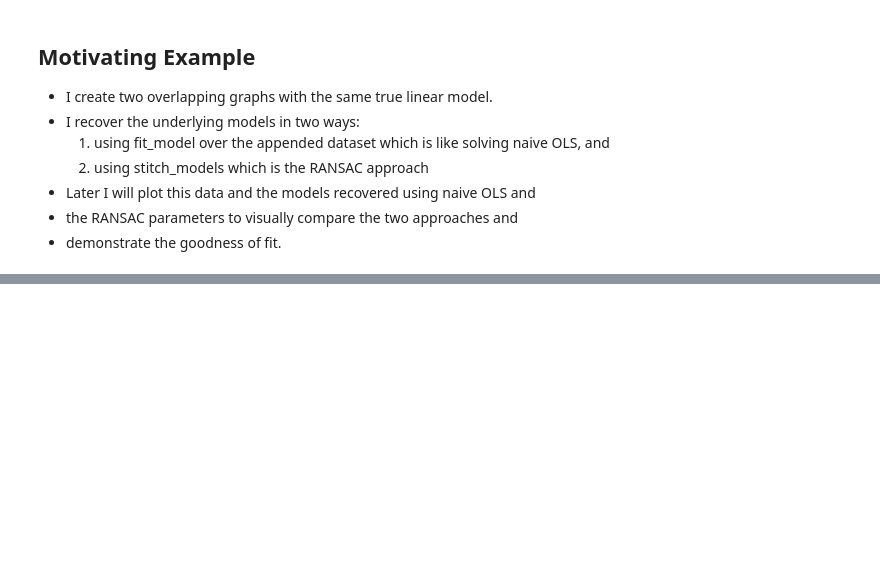
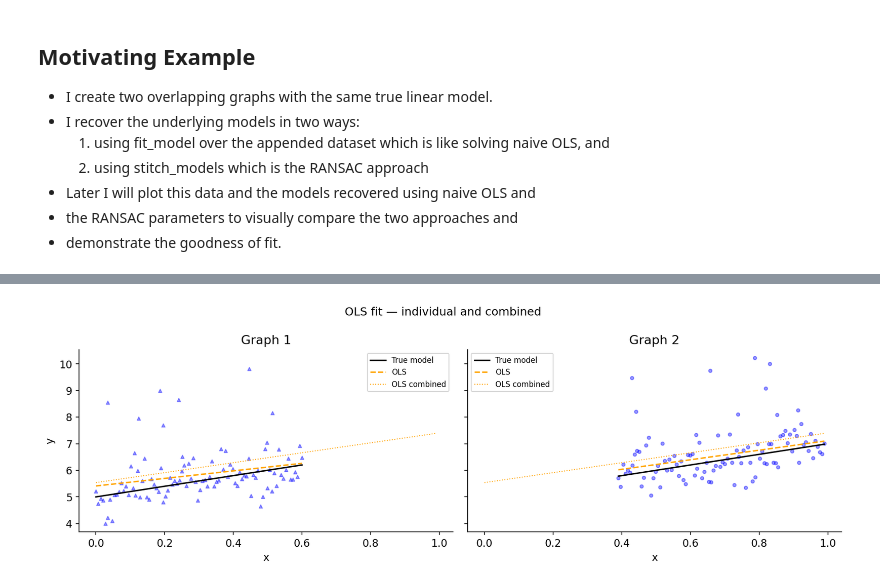
Before and after one commit to arshsinghphd/RANSAC-analysis, a Jupyter notebook: empirical_analysis/ransac_notebook.ipynb, the cells around one changed output, grey strips where cells are left out. Cells and saved outputs as stored; diff of their text form; code cells hidden in the pictures; blank space fills up the shorter version.

```diff
--- a/empirical_analysis/ransac_notebook.ipynb
+++ b/empirical_analysis/ransac_notebook.ipynb
@@ -544,0 +513,27 @@ plt.show()
+# %%
+# OLS
+fig, (ax_l, ax_r) = plt.subplots(1, 2, figsize=(12, 4), sharey=True)
+for i, (ax, g, x_plot, ols_p, label, color) in enumerate([
+    (ax_l, g1, x1_plot, ols1_params, "Graph 1", "blue"),
+    (ax_r, g2, x2_plot, ols2_params, "Graph 2", "blue")]):
+    if i == 0:
+        m = "^"
+    else:
+        m = "o"
+    ax.scatter(g["x"], g["y"], s=12, alpha=0.4, marker=m, color=color)
+    ax.plot(x_plot, eval_line(x_plot, true_params),
+            color="black", linewidth=1.5, label="True model")
+    ax.plot(x_plot, eval_line(x_plot, ols_p),
+            color="orange", linestyle="--", linewidth=1.5, label="OLS")
+    ax.plot(x_all, eval_line(x_all, ols_comb_params),
+            color="orange", linestyle=":", linewidth=1, label="OLS combined")
+    ax.set_title(label)
+    ax.set_xlabel("x")
+    ax.legend(fontsize=8)
+ax_l.set_ylabel("y")
+fig.suptitle("OLS fit — individual and combined", fontsize=12)
+plt.tight_layout()
+plt.savefig(f"{FIG_DIR}/example_ols.png", dpi=150)
+plt.show()
+# %% [output]
+[figure, added]
```
Also changed, not shown: parts of 13 cells of this notebook.
